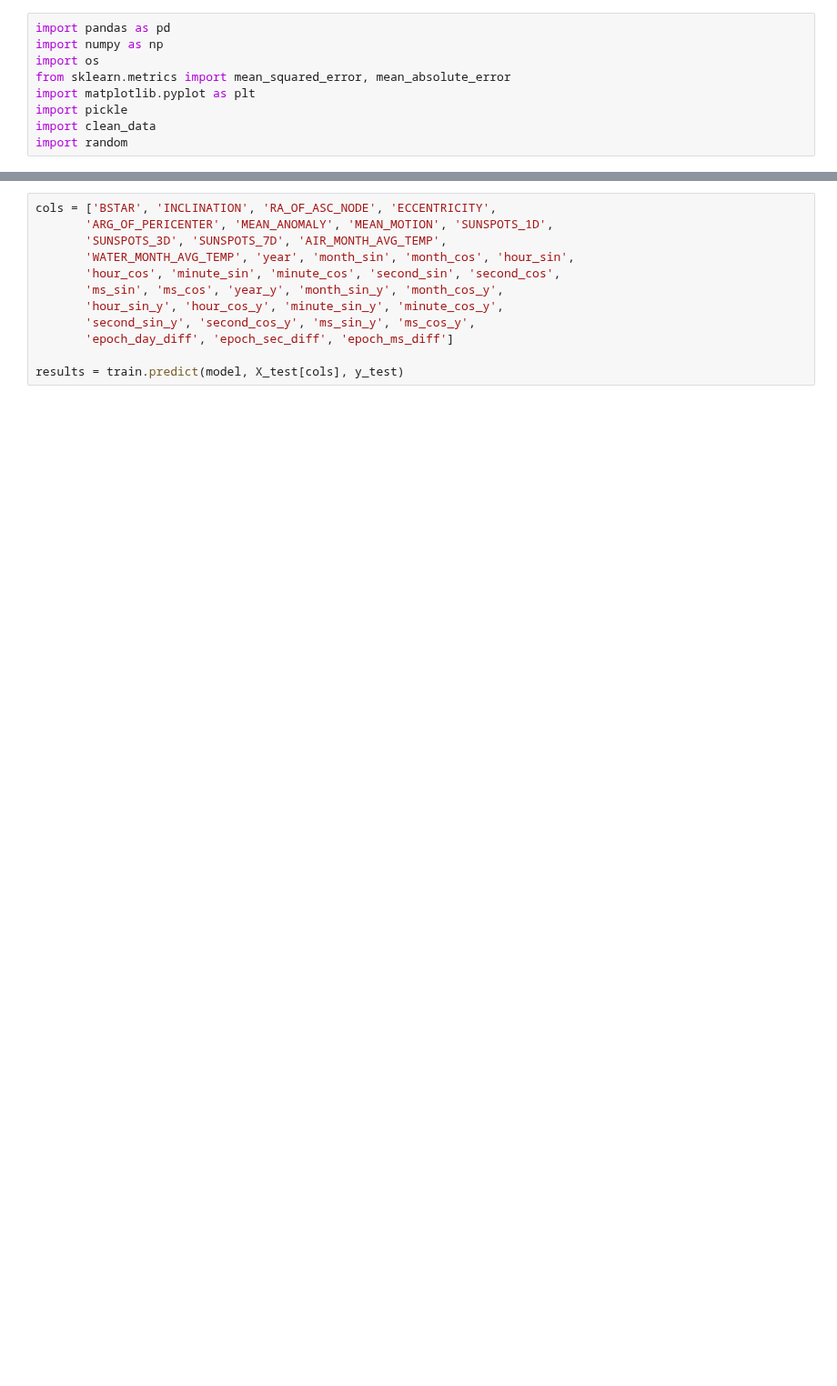
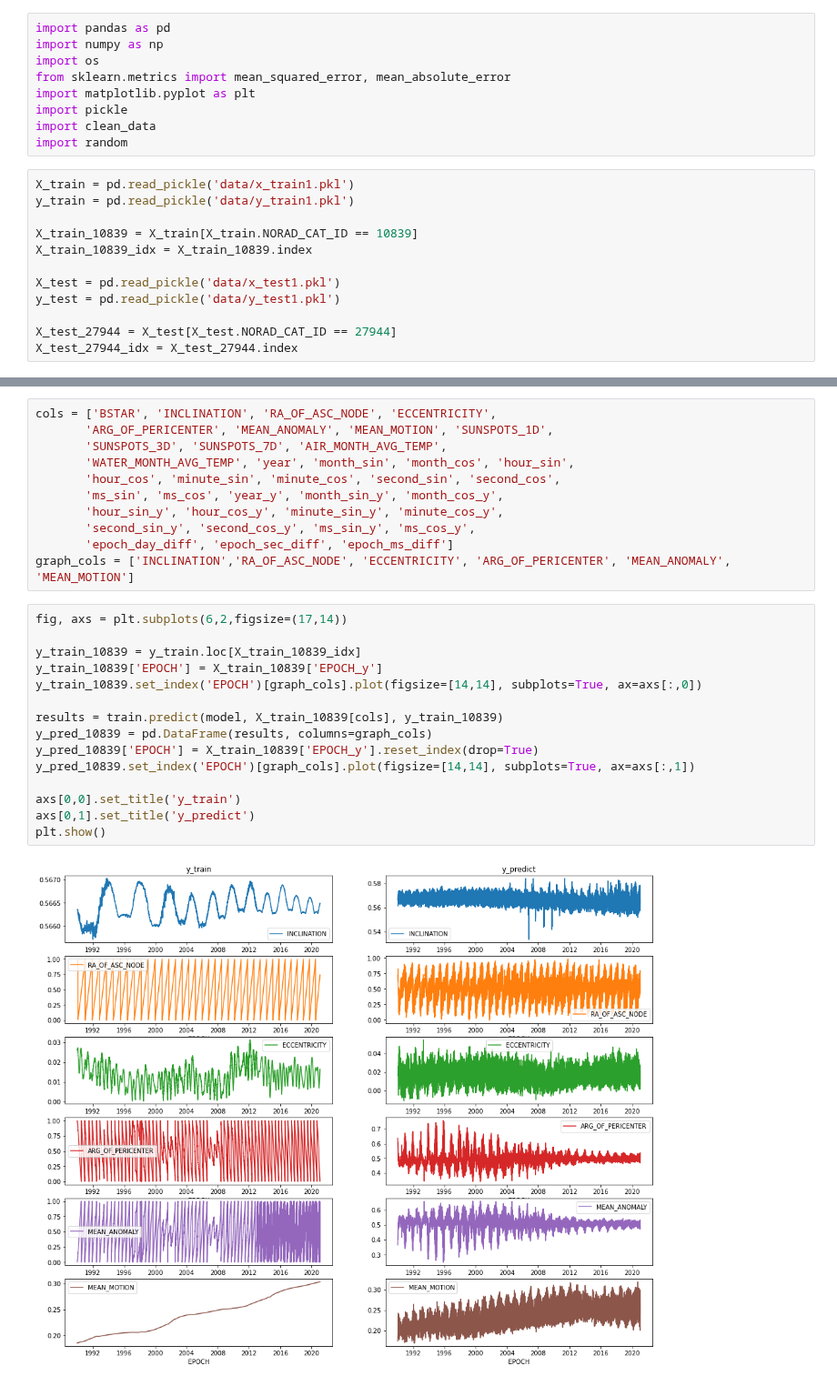
Before and after one commit to cm-tle-pred/tle-prediction, a Jupyter notebook: models/model_1/remote_model_validate.ipynb, the cells around one changed output, grey strips where cells are left out. Shown at 91% size. Drawn from its saved outputs; the diff is of its cells as text; blank space fills up the shorter version.

Commit message:
remote model updates

```diff
--- a/models/model_1/remote_model_validate.ipynb
+++ b/models/model_1/remote_model_validate.ipynb
@@ -7,6 +7,18 @@ import matplotlib.pyplot as plt
 import pickle
 import clean_data
 import random
+# %%
+X_train = pd.read_pickle('data/x_train1.pkl')
+y_train = pd.read_pickle('data/y_train1.pkl')
+
+X_train_10839 = X_train[X_train.NORAD_CAT_ID == 10839]
+X_train_10839_idx = X_train_10839.index
+
+X_test = pd.read_pickle('data/x_test1.pkl')
+y_test = pd.read_pickle('data/y_test1.pkl')
+
+X_test_27944 = X_test[X_test.NORAD_CAT_ID == 27944]
+X_test_27944_idx = X_test_27944.index
 # %%
 import train
 
@@ -70,6 +191,22 @@ cols = ['BSTAR', 'INCLINATION', 'RA_OF_ASC_NODE', 'ECCENTRICITY',
        'hour_sin_y', 'hour_cos_y', 'minute_sin_y', 'minute_cos_y',
        'second_sin_y', 'second_cos_y', 'ms_sin_y', 'ms_cos_y',
        'epoch_day_diff', 'epoch_sec_diff', 'epoch_ms_diff']
-
-results = train.predict(model, X_test[cols], y_test)
+graph_cols = ['INCLINATION','RA_OF_ASC_NODE', 'ECCENTRICITY', 'ARG_OF_PERICENTER', 'MEAN_ANOMALY', 'MEAN_MOTION']
+# %%
+fig, axs = plt.subplots(6,2,figsize=(17,14))
+
+y_train_10839 = y_train.loc[X_train_10839_idx]
+y_train_10839['EPOCH'] = X_train_10839['EPOCH_y']
+y_train_10839.set_index('EPOCH')[graph_cols].plot(figsize=[14,14], subplots=True, ax=axs[:,0])
+
+results = train.predict(model, X_train_10839[cols], y_train_10839)
+y_pred_10839 = pd.DataFrame(results, columns=graph_cols)
+y_pred_10839['EPOCH'] = X_train_10839['EPOCH_y'].reset_index(drop=True)
+y_pred_10839.set_index('EPOCH')[graph_cols].plot(figsize=[14,14], subplots=True, ax=axs[:,1])
+
+axs[0,0].set_title('y_train')
+axs[0,1].set_title('y_predict')
+plt.show()
+# %% [output]
+[figure, added]
 # %%
```
Also changed, not shown: parts of 8 cells of this notebook, 1 other file.
